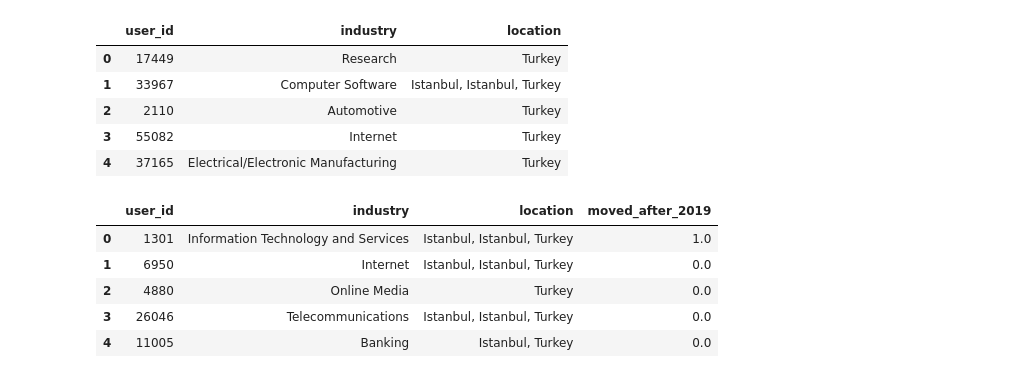
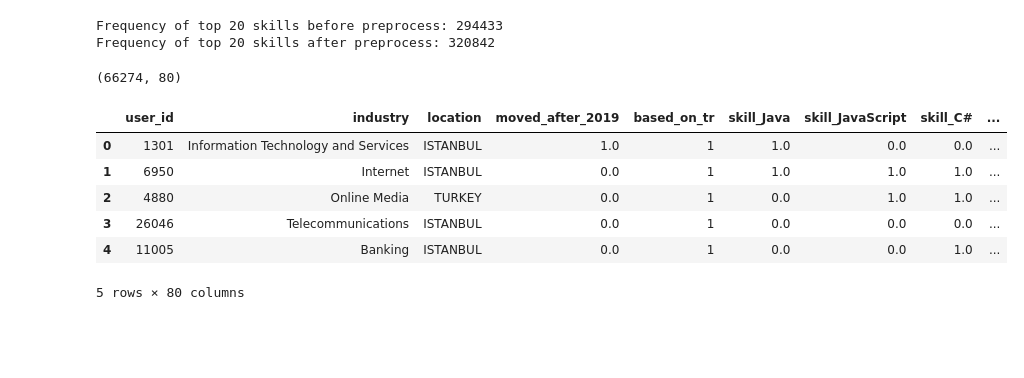
Before and after one commit to sercanyesiloz/Garanti-BBVA-Data-Camp-Coderspace, a Jupyter notebook: Baseline.ipynb, the cells around one changed output. Saved outputs shown, nothing was run; the diff lists cells and outputs as text; code cells hidden in the pictures; blank space fills up the shorter version.

```diff
--- a/Baseline.ipynb
+++ b/Baseline.ipynb
@@ -1,28 +1,38 @@
 # %%
 import os
+import gc
+import optuna
 import numpy as np
 from utils import *
 import pandas as pd
 from xgboost import XGBClassifier
 from catboost import CatBoostClassifier
-from sklearn.model_selection import train_test_split
+from sklearn.model_selection import train_test_split, KFold
 from sklearn.metrics import accuracy_score, f1_score
 %run skills.ipynb
 %run languages.ipynb
+%run work_experiences.ipynb
+%run education.ipynb
 
 class config:
-    path = '../../../datasets/garanti-bbva-data-camp/'
+    train_path = '../../../datasets/garanti-bbva-data-camp/train_users.csv'
+    test_path = '../../../datasets/garanti-bbva-data-camp/test_users.csv'
     sub_path = '../../../datasets/garanti-bbva-data-camp/submission.csv'
     skills_path = '../../../datasets/garanti-bbva-data-camp/skills.csv'
     languages_path = '../../../datasets/garanti-bbva-data-camp/languages.csv'
+    education_path = '../../../datasets/garanti-bbva-data-camp/education.csv'
+    exp_path = '../../../datasets/garanti-bbva-data-camp/work_experiences.csv'
     seed = 42
+    n_folds = 6
 # %%
-train_df = pd.read_csv(os.path.join(config.path, 'train_users.csv'))
-test_df = pd.read_csv(os.path.join(config.path, 'test_users.csv'))
+train_df = pd.read_csv(config.train_path)
+test_df = pd.read_csv(config.test_path)
 sub = pd.read_csv(config.sub_path)
 
 print(f'train_df shape: {train_df.shape}')
 print(f'test_df shape: {test_df.shape}')
+df = train_df.append(test_df).reset_index(drop = True)
+df.head()
 # %% [output]
 train_df shape: (53019, 4)
 test_df shape: (13255, 3)
@@ -38,33 +45,43 @@ train_df.head()
-# %%
-test_df.head()
-# %% [output]
-|  | user_id | industry | location |
-| 0 | 17449 | Research | Turkey |
-| 1 | 33967 | Computer Software | Istanbul, Istanbul, Turkey |
-| 2 | 2110 | Automotive | Turkey |
-| 3 | 55082 | Internet | Turkey |
-| 4 | 37165 | Electrical/Electronic Manufacturing | Turkey |
-# %%
-df = train_df.append(test_df)
-
-df.head()
-# %% [output]
-|  | user_id | industry | location | moved_after_2019 |
-| 0 | 1301 | Information Technology and Services | Istanbul, Istanbul, Turkey | 1.0 |
-| 1 | 6950 | Internet | Istanbul, Istanbul, Turkey | 0.0 |
-| 2 | 4880 | Online Media | Turkey | 0.0 |
-| 3 | 26046 | Telecommunications | Istanbul, Istanbul, Turkey | 0.0 |
-| 4 | 11005 | Banking | Istanbul, Turkey | 0.0 |
 # %%
 def fix_location(dataframe: pd.DataFrame) -> pd.DataFrame:
 
     df_ = dataframe.copy()
-    df_['location'] = df_['location'].astype(str)
+    df_.loc[df_['location'].astype(str).str.contains('Kahraman Maras'), 'location'] = 'Kahramanmaras, Turkey'
+    df_.loc[df_['location'].astype(str).str.contains('Şanliurfa'), 'location'] = 'Sanliurfa, Turkey'
+    df_.loc[df_['location'].astype(str).str.contains('İçel'), 'location'] = 'Mersin, Turkey'
+    df_.loc[df_['location'].astype(str).str.contains('Afyon'), 'location'] = 'Afyonkarahisar, Turkey'
     df_['location'] = df_['location'].apply(lambda x: str(x).replace('Türkiye', 'Turkey'))
     df_['location'] = df_['location'].apply(lambda x: x.upper().strip())
     df_['location'] = df_['location'].apply(lambda x: translation(str(x)))
     tr_cities = load_tr_cities()
     for city in tr_cities:
         df_['location'] = df_['location'].apply(lambda x: city if city in x else x)
+        df_['based_on_tr'] = df_['location'].apply(lambda x: 1 if x in tr_cities or x == 'TURKEY' else 0)
 
     return df_
+
+df = fix_location(df)
+
+skills_df = load_skills(config.skills_path, 30)
+lang_df = load_languages(config.languages_path)
+edu_df = load_education(config.education_path, 12)
+exp_df = load_work_experiences(config.exp_path)
+
+df = df.merge(skills_df, on = ['user_id'], how = 'left')
+df = df.merge(lang_df, on = ['user_id'], how = 'left')
+df = df.merge(edu_df, on = ['user_id'], how = 'left')
+df = df.merge(exp_df, on = ['user_id'], how = 'left')
+
+print(df.shape)
+df.head()
+# %% [output]
+Frequency of top 20 skills before preprocess: 294433
+Frequency of top 20 skills after preprocess: 320842
+(66274, 80)
+|  | user_id | industry | location | moved_after_2019 | based_on_tr | skill_Java | skill_JavaScript | skill_C# | ... |
+| 0 | 1301 | Information Technology and Services | ISTANBUL | 1.0 | 1 | 1.0 | 0.0 | 0.0 | ... |
+| 1 | 6950 | Internet | ISTANBUL | 0.0 | 1 | 1.0 | 1.0 | 1.0 | ... |
+| 2 | 4880 | Online Media | TURKEY | 0.0 | 1 | 0.0 | 1.0 | 1.0 | ... |
+| 3 | 26046 | Telecommunications | ISTANBUL | 0.0 | 1 | 0.0 | 0.0 | 0.0 | ... |
+| 4 | 11005 | Banking | ISTANBUL | 0.0 | 1 | 0.0 | 0.0 | 1.0 | ... |
+5 rows × 80 columns
```
Also changed, not shown: parts of 13 cells of this notebook, 4 other files.
